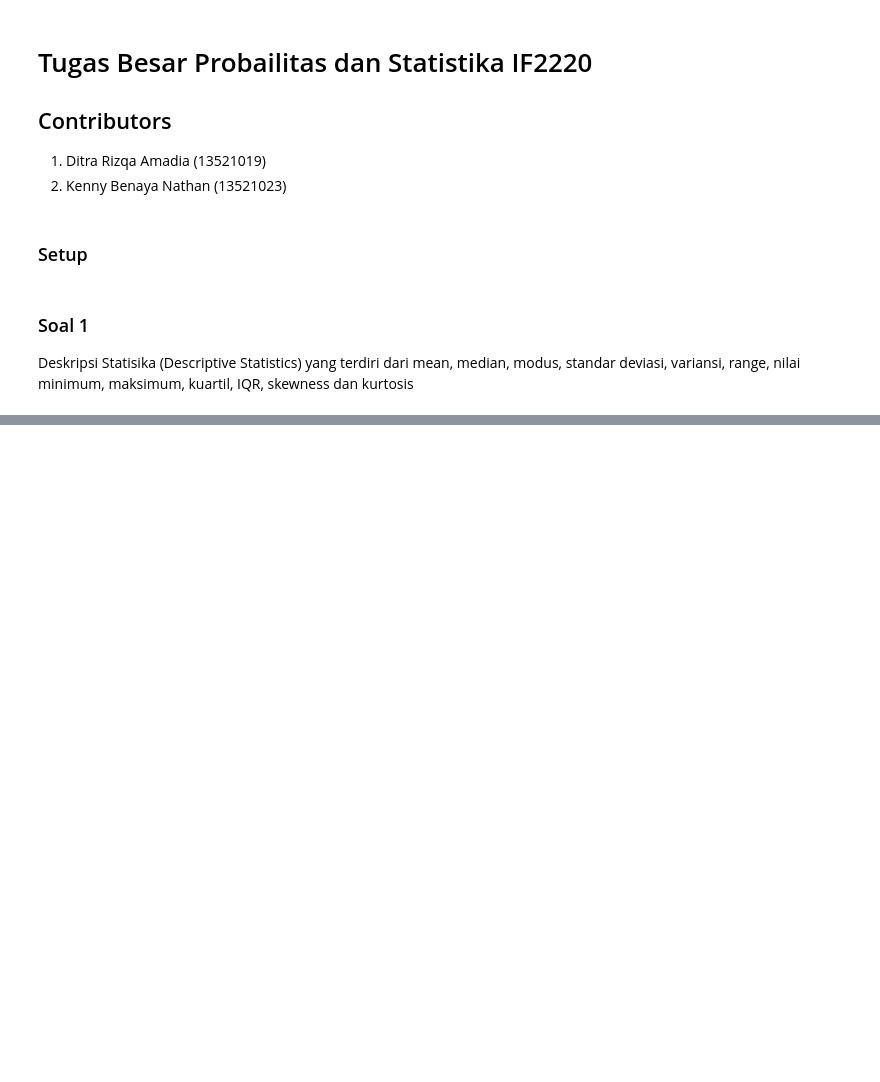
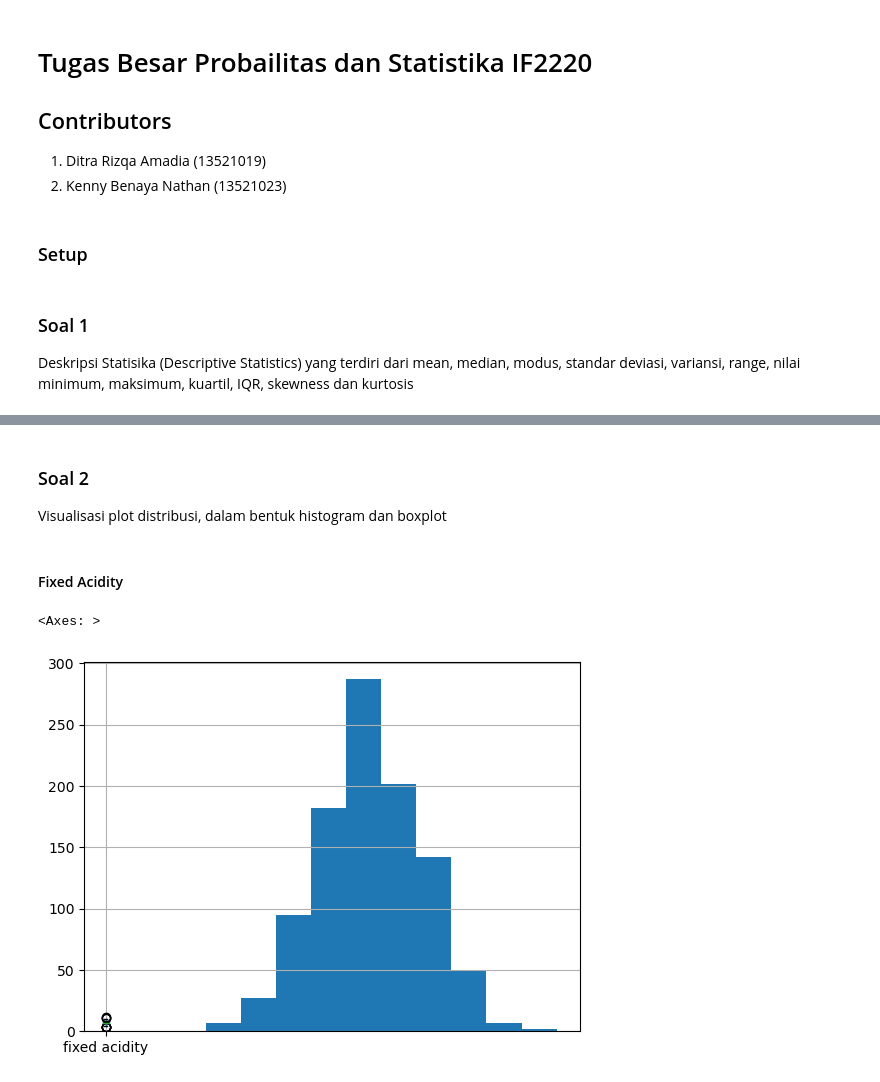
Before and after one commit to ditramadia/wine-data-analysis, a Jupyter notebook: wineAnalysis.ipynb, the cells around one changed output, grey strips where cells are left out. Cells and saved outputs as stored; diff of their text form; code cells hidden in the pictures; blank space fills up the shorter version.

```diff
--- a/wineAnalysis.ipynb
+++ b/wineAnalysis.ipynb
@@ -68,3 +71,13 @@ descDataFrame
 | 9 | sulphates | 0.598390 | 0.595000 | 0.590000 | 0.100819 | 0.010164 | 0.670000 | 0.290000 | 0.960000 | 0.530000 | 0.595000 | ... |
 | 10 | alcohol | 10.592280 | 10.610000 | 9.860000 | 1.510706 | 2.282233 | 8.990000 | 6.030000 | 15.020000 | 9.560000 | 10.610000 | ... |
 | 11 | quality | 7.958000 | 8.000000 | 8.000000 | 0.902802 | 0.815051 | 5.000000 | 5.000000 | 10.000000 | 7.000000 | 8.000000 | ... |
+# %% [markdown]
+### Soal 2
+Visualisasi plot distribusi, dalam bentuk histogram dan boxplot
+# %% [markdown]
+#### Fixed Acidity
+# %%
+data['fixed acidity'].hist()
+# %% [output]
+<Axes: >
+[figure, added]
```
Also changed, not shown: parts of 35 cells of this notebook.
